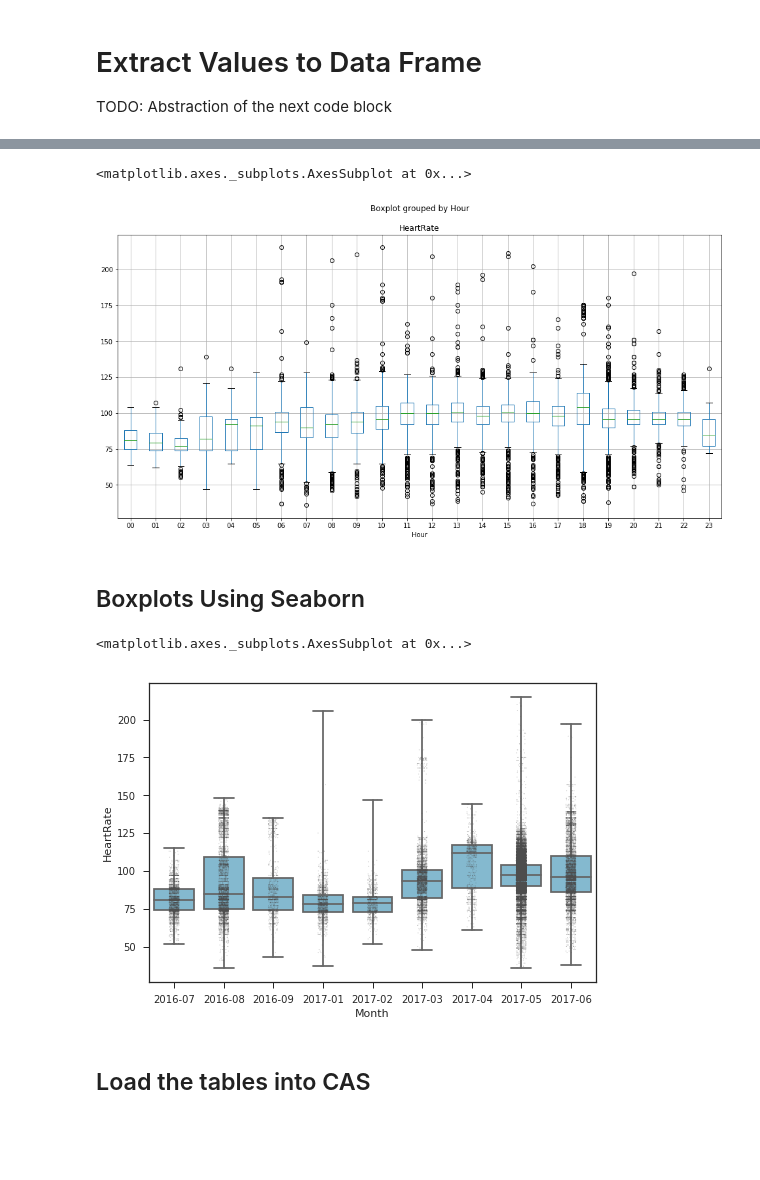
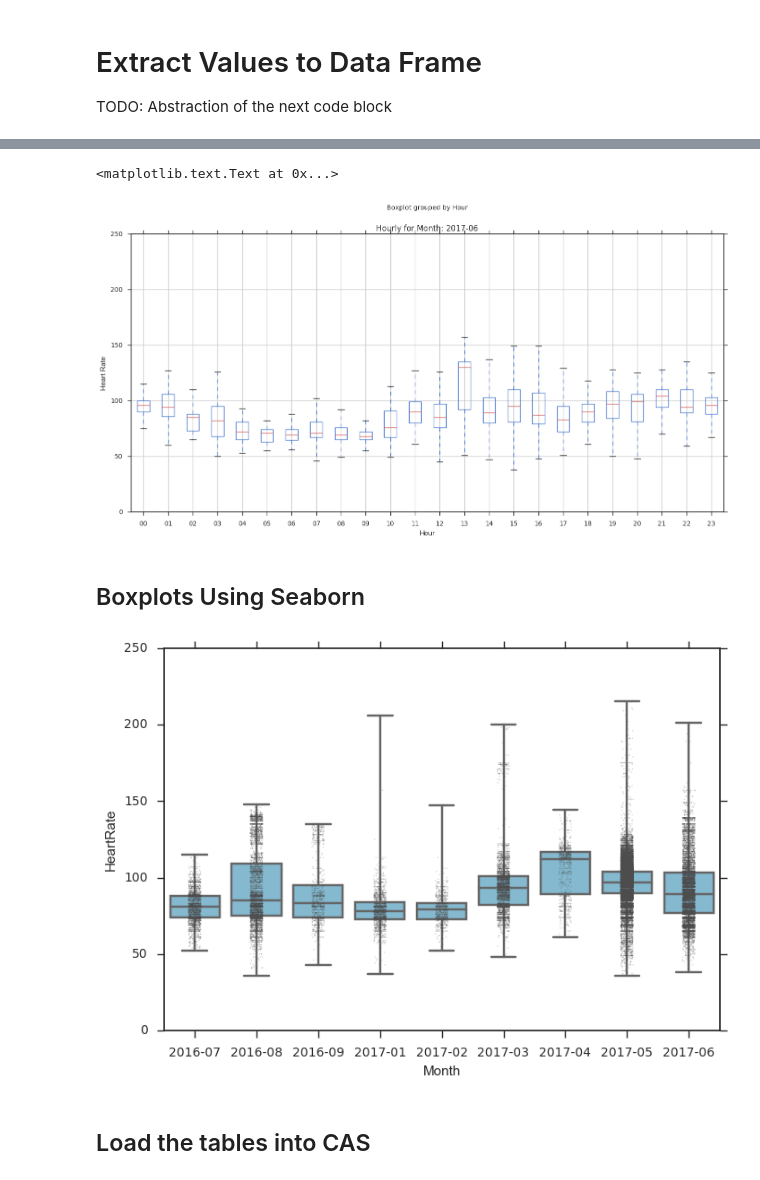
Before and after one commit to scoyote/AppleHealthAnalyze, a Jupyter notebook: ImportAppleHealthXML.ipynb, the cells around one changed output, grey strips where cells are left out. Cells and saved outputs as stored; diff of their text form; code cells hidden in the pictures; blank space fills up the shorter version.

Commit message:
Parameterized date, added titles

```diff
--- a/ImportAppleHealthXML.ipynb
+++ b/ImportAppleHealthXML.ipynb
@@ -170,21 +178,22 @@ ax = HR_df[HR_df['Month']=='2017-05'].boxplot(by='Day',column="HeartRate", retur
 # %%
-HR_df[HR_df['Month']=='2017-05'].boxplot(by='Hour',column="HeartRate")
+HR_df[HR_df['Month']==monthval].boxplot(by='Hour',column="HeartRate")
+plt.title('Hourly for Month: '+ monthval)
+plt.ylabel('Heart Rate')
 # %% [output]
-<matplotlib.axes._subplots.AxesSubplot at 0x...>
+<matplotlib.text.Text at 0x...>
-[figure, old version]
+[figure, new version]
 # %% [markdown]
 ## Boxplots Using Seaborn
 # %%
 import numpy as np
 import seaborn as sns
 sns.set(style="ticks", palette="muted", color_codes=True)
 
 sns.boxplot(x="Month", y="HeartRate", data=HR_df,whis=np.inf, color="c")
 # Add in points to show each observation
-sns.stripplot(x="Month", y="HeartRate", data=HR_df,jitter=True, size=1, alpha=.25, color=".3", linewidth=0)
+snsplot = sns.stripplot(x="Month", y="HeartRate", data=HR_df,jitter=True, size=1, alpha=.25, color=".3", linewidth=0)
 # %% [output]
-<matplotlib.axes._subplots.AxesSubplot at 0x...>
-[figure, old version]
+[figure, new version]
 # %% [markdown]
 ## Load the tables into CAS
 # %%
```
Also changed, not shown: parts of 8 cells of this notebook.
